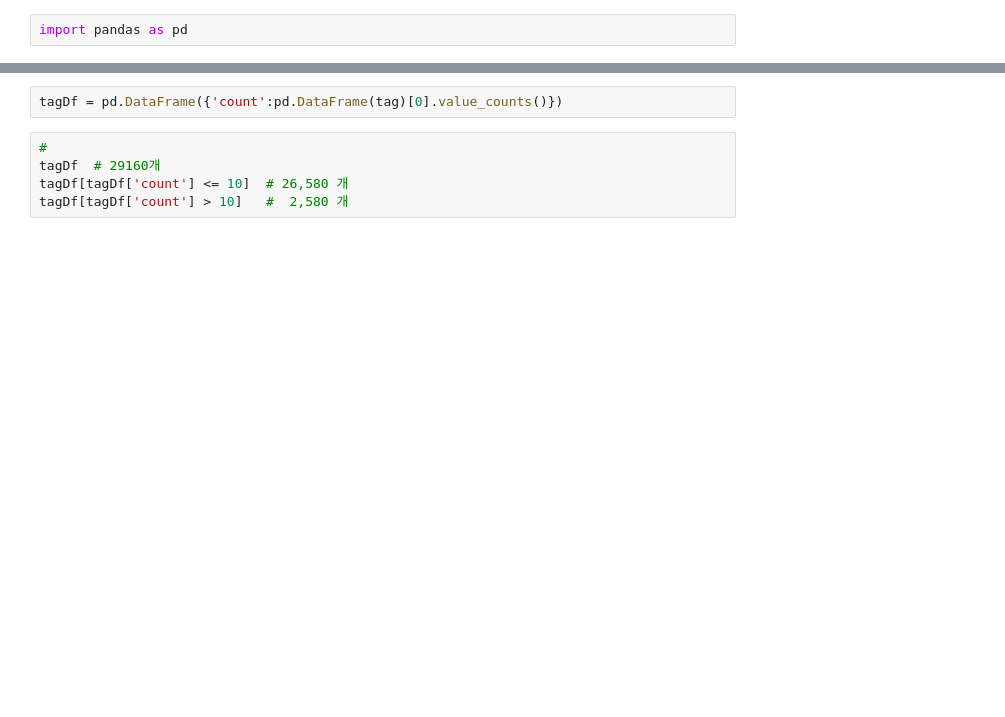
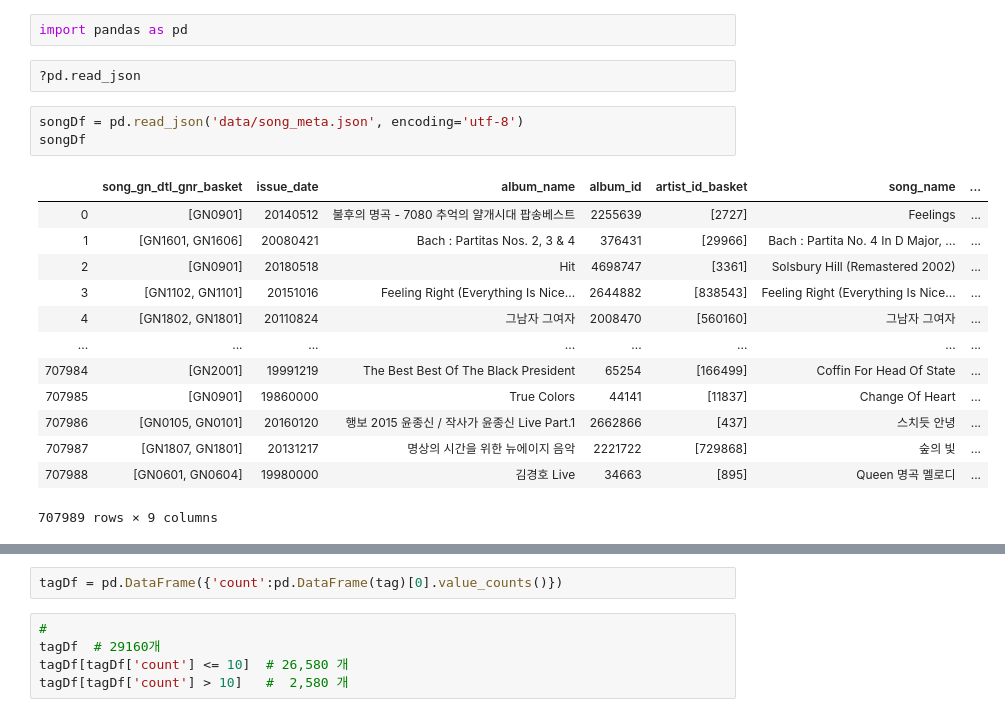
Before and after one commit to gw1303/multicampus_first_project, a Jupyter notebook: 음악추천_챗봇/test.ipynb, the cells around one changed output, grey strips where cells are left out. Cells and saved outputs as stored; diff of their text form; blank space fills up the shorter version.

```diff
--- a/음악추천_챗봇/test.ipynb
+++ b/음악추천_챗봇/test.ipynb
@@ -1,2 +1,21 @@
 # %%
 import pandas as pd
+# %%
+?pd.read_json
+# %%
+songDf = pd.read_json('data/song_meta.json', encoding='utf-8')
+songDf
+# %% [output]
+|  | song_gn_dtl_gnr_basket | issue_date | album_name | album_id | artist_id_basket | song_name | ... |
+| 0 | [GN0901] | 20140512 | 불후의 명곡 - 7080 추억의 얄개시대 팝송베스트 | 2255639 | [2727] | Feelings | ... |
+| 1 | [GN1601, GN1606] | 20080421 | Bach : Partitas Nos. 2, 3 & 4 | 376431 | [29966] | Bach : Partita No. 4 In D Major, ... | ... |
+| 2 | [GN0901] | 20180518 | Hit | 4698747 | [3361] | Solsbury Hill (Remastered 2002) | ... |
+| 3 | [GN1102, GN1101] | 20151016 | Feeling Right (Everything Is Nice... | 2644882 | [838543] | Feeling Right (Everything Is Nice... | ... |
+| 4 | [GN1802, GN1801] | 20110824 | 그남자 그여자 | 2008470 | [560160] | 그남자 그여자 | ... |
+| ... | ... | ... | ... | ... | ... | ... | ... |
+| 707984 | [GN2001] | 19991219 | The Best Best Of The Black President | 65254 | [166499] | Coffin For Head Of State | ... |
+| 707985 | [GN0901] | 19860000 | True Colors | 44141 | [11837] | Change Of Heart | ... |
+| 707986 | [GN0105, GN0101] | 20160120 | 행보 2015 윤종신 / 작사가 윤종신 Live Part.1 | 2662866 | [437] | 스치듯 안녕 | ... |
+| 707987 | [GN1807, GN1801] | 20131217 | 명상의 시간을 위한 뉴에이지 음악 | 2221722 | [729868] | 숲의 빛 | ... |
+| 707988 | [GN0601, GN0604] | 19980000 | 김경호 Live | 34663 | [895] | Queen 명곡 멜로디 | ... |
+707989 rows × 9 columns
```
Also changed, not shown: parts of 22 cells of this notebook, 4 other files.
